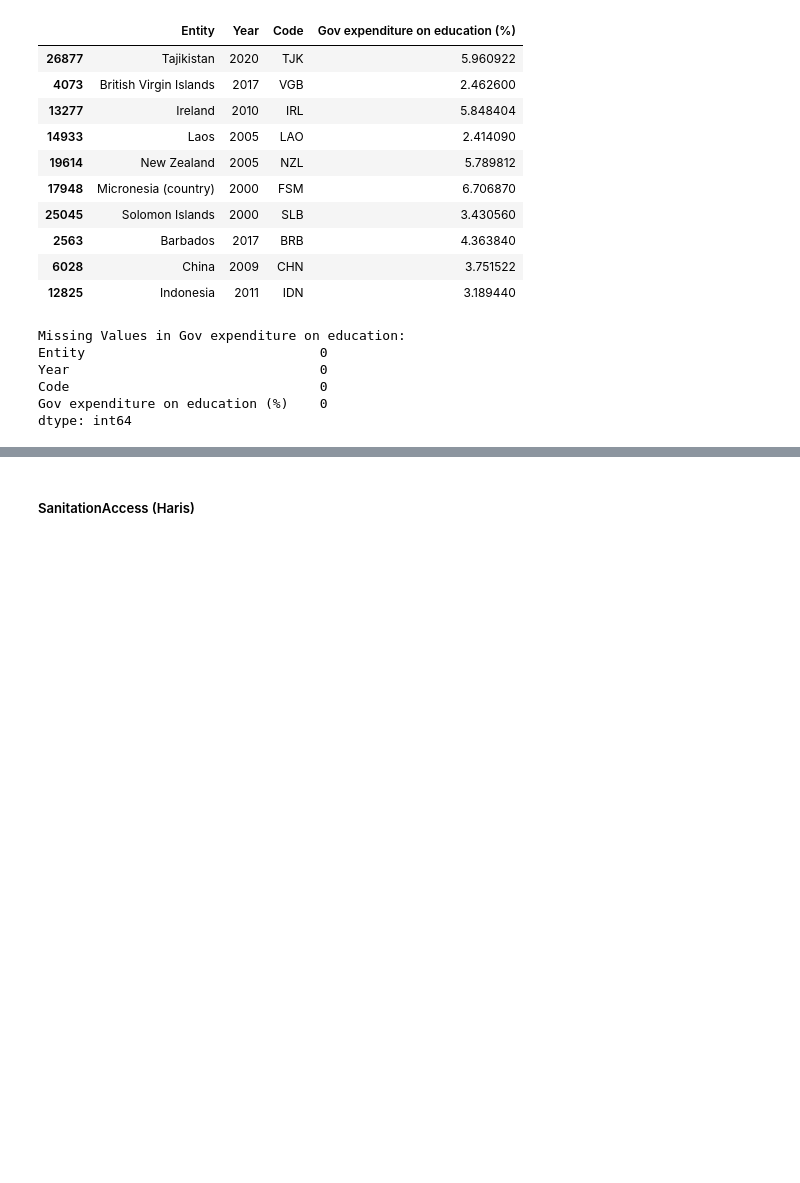
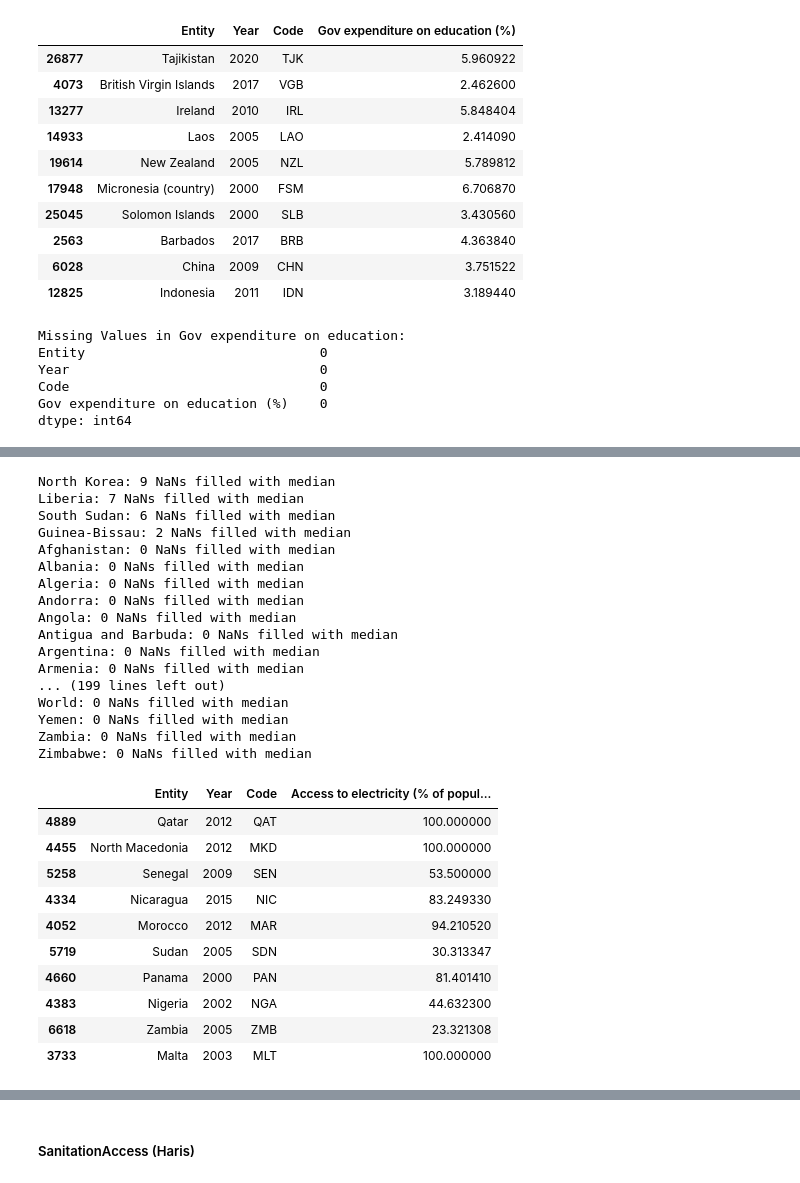
Before and after one commit to HarisFetic/Lebenserwartungs-Rechner-Projekt, a Jupyter notebook: sven/final.ipynb, the cells around one changed output, grey strips where cells are left out. Cells and saved outputs as stored; diff of their text form; code cells hidden in the pictures; blank space fills up the shorter version.

```diff
--- a/sven/final.ipynb
+++ b/sven/final.ipynb
@@ -345,0 +437,80 @@ dtype: int64
+# %%
+# Drop rows where 'Code' is NaN
+electricity_access_data = electricity_access_data.dropna(subset=['Code'])
+
+# Create a mapping of Entity to Code
+entity_code_map = electricity_access_data.drop_duplicates('Entity').set_index('Entity')['Code']
+
+# Get unique countries and the full range of years in the dataset
+unique_countries = electricity_access_data['Entity'].unique()
+full_years_range = range(electricity_access_data['Year'].min(), 2021)
+
+# Creating a DataFrame with all combinations of countries and full range of years
+countries_years = pd.MultiIndex.from_product([unique_countries, full_years_range], names=['Entity', 'Year'])
+complete_data_frame = pd.DataFrame(index=countries_years).reset_index()
+
+# Using the mapping to fill in the 'Code' column for the new rows
+complete_data_frame['Code'] = complete_data_frame['Entity'].map(entity_code_map)
+
+# Merging this with the existing data
+merged_data_with_complete_years = pd.merge(complete_data_frame, electricity_access_data,
+                                           on=['Entity', 'Year', 'Code'], how='left')
+
+# Applying linear interpolation for each country
+interpolated_data = merged_data_with_complete_years.groupby('Entity').apply(lambda group: group.interpolate(method='linear'))
+
+# Reset index to make the DataFrame flat
+interpolated_data = interpolated_data.reset_index(drop=True)
+
+# Filter the data to keep only the years from 2000 to 2020
+full_data_electricity_access_2000_2020 = interpolated_data[
+    (interpolated_data['Year'] >= 2000) & (interpolated_data['Year'] <= 2020)
+]
+
+# Filling remaining NaN values with median for each country and counting NaNs filled
+nan_filled_count = {}
+for entity, group in full_data_electricity_access_2000_2020.groupby('Entity'):
+    before_fill = group.isna().sum().sum()
+    group = group.fillna(group.median(numeric_only=True))
+    after_fill = group.isna().sum().sum()
+    nan_filled_count[entity] = before_fill - after_fill
+    full_data_electricity_access_2000_2020.update(group)
+
+# Sort the dictionary by the count of NaNs filled, in descending order
+sorted_nan_filled_count = dict(sorted(nan_filled_count.items(), key=lambda item: item[1], reverse=True))
+
+# Print the count of NaNs filled for each country
+for country, count in sorted_nan_filled_count.items():
+    print(f"{country}: {count} NaNs filled with median")
+
+# Display a sample of the final interpolated data
+full_data_electricity_access_2000_2020.sample(10)
+# %% [output]
+North Korea: 9 NaNs filled with median
+Liberia: 7 NaNs filled with median
+South Sudan: 6 NaNs filled with median
+Guinea-Bissau: 2 NaNs filled with median
+Afghanistan: 0 NaNs filled with median
+Albania: 0 NaNs filled with median
+Algeria: 0 NaNs filled with median
+Andorra: 0 NaNs filled with median
+Angola: 0 NaNs filled with median
+Antigua and Barbuda: 0 NaNs filled with median
+Argentina: 0 NaNs filled with median
+Armenia: 0 NaNs filled with median
+... (199 lines left out)
+World: 0 NaNs filled with median
+Yemen: 0 NaNs filled with median
+Zambia: 0 NaNs filled with median
+Zimbabwe: 0 NaNs filled with median
+|  | Entity | Year | Code | Access to electricity (% of popul... |
+| 4889 | Qatar | 2012 | QAT | 100.000000 |
+| 4455 | North Macedonia | 2012 | MKD | 100.000000 |
+| 5258 | Senegal | 2009 | SEN | 53.500000 |
+| 4334 | Nicaragua | 2015 | NIC | 83.249330 |
+| 4052 | Morocco | 2012 | MAR | 94.210520 |
+| 5719 | Sudan | 2005 | SDN | 30.313347 |
+| 4660 | Panama | 2000 | PAN | 81.401410 |
+| 4383 | Nigeria | 2002 | NGA | 44.632300 |
+| 6618 | Zambia | 2005 | ZMB | 23.321308 |
+| 3733 | Malta | 2003 | MLT | 100.000000 |
```
Also changed, not shown: parts of 6 cells of this notebook.
